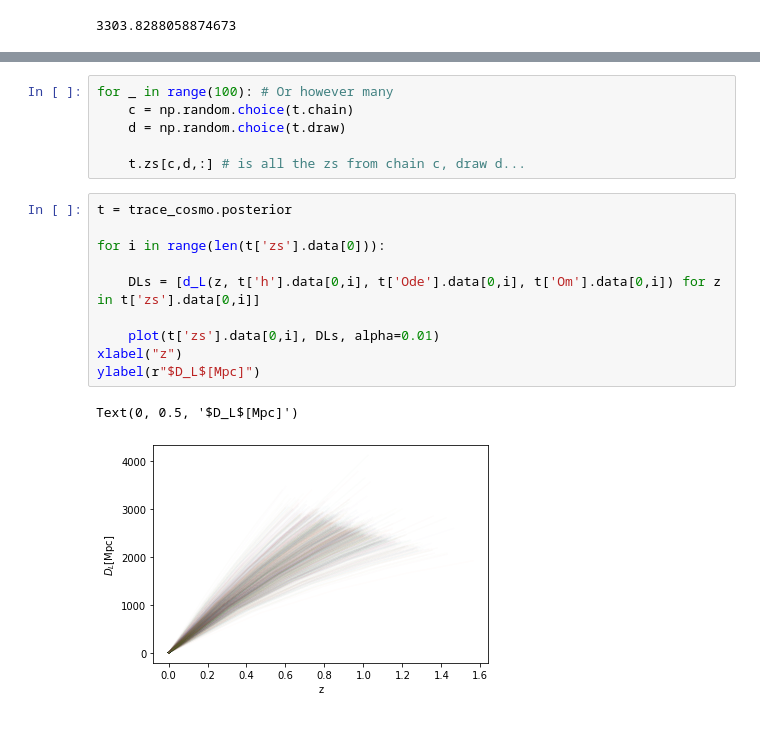
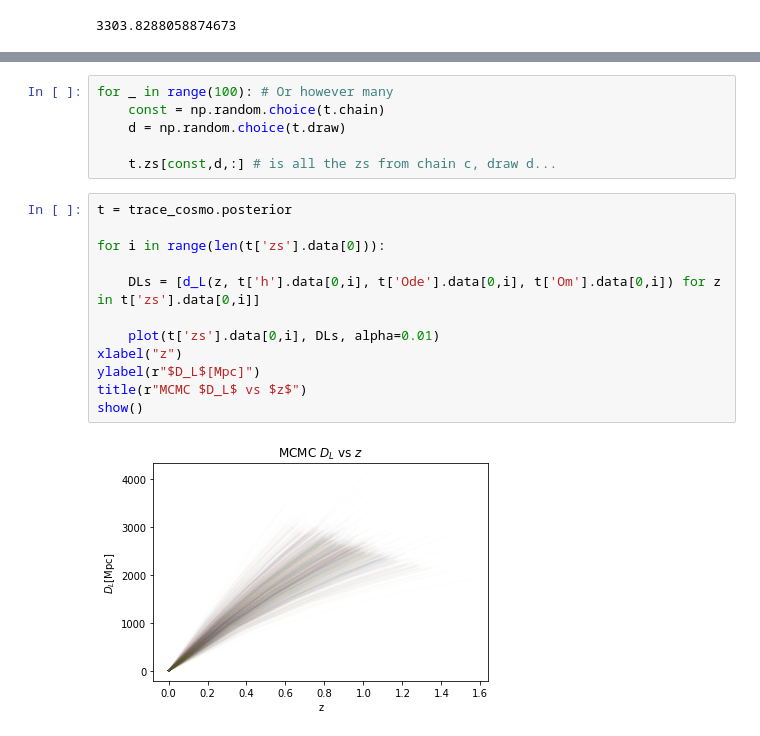
Before and after one commit to ctmurphey/LIGO-O3b-Analysis, a Jupyter notebook: plot-traces.ipynb, the cells around one changed output, grey strips where cells are left out. Cells and saved outputs as stored; diff of their text form.

```diff
--- a/plot-traces.ipynb
+++ b/plot-traces.ipynb
@@ -176,23 +145,24 @@ w [-0.55414296 -0.64989505 -1.31853805 -1.07421549 -1.11443628 -0.97731975
  [0.         0.27668982 0.50934388 0.72287883 0.92522255]]
 # %%
 for _ in range(100): # Or however many
-    c = np.random.choice(t.chain)
+    const = np.random.choice(t.chain)
     d = np.random.choice(t.draw)
 
-    t.zs[c,d,:] # is all the zs from chain c, draw d...
+    t.zs[const,d,:] # is all the zs from chain c, draw d...
 # %%
 t = trace_cosmo.posterior
 
 for i in range(len(t['zs'].data[0])):
 
     DLs = [d_L(z, t['h'].data[0,i], t['Ode'].data[0,i], t['Om'].data[0,i]) for z in t['zs'].data[0,i]]
 
     plot(t['zs'].data[0,i], DLs, alpha=0.01)
 xlabel("z")
 ylabel(r"$D_L$[Mpc]")
+title(r"MCMC $D_L$ vs $z$")
+show()
 # %% [output]
-Text(0, 0.5, '$D_L$[Mpc]')
-[figure, old version]
+[figure, new version]
 # %%
 
 for i in range(len(t['zs'].data[0])):
```
Also changed, not shown: parts of 8 cells of this notebook, 4 other files.
